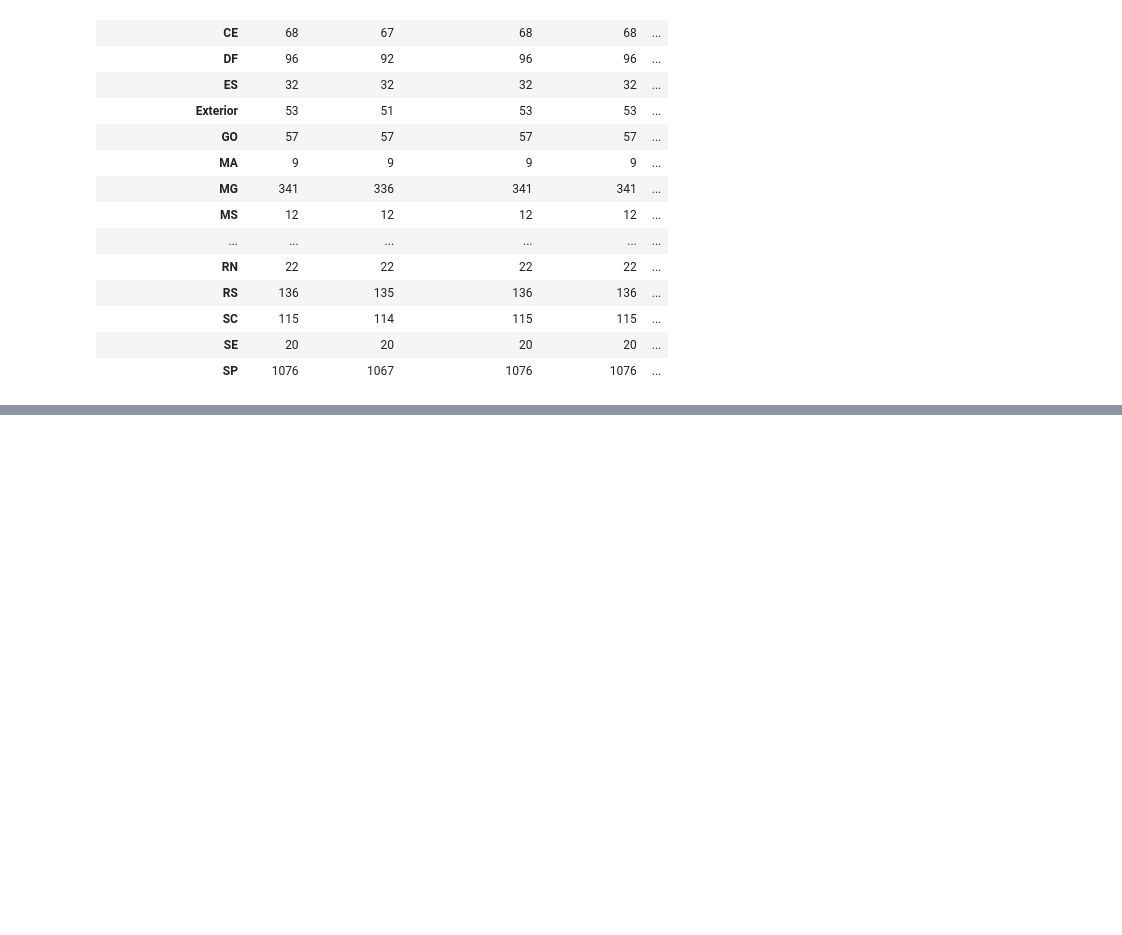
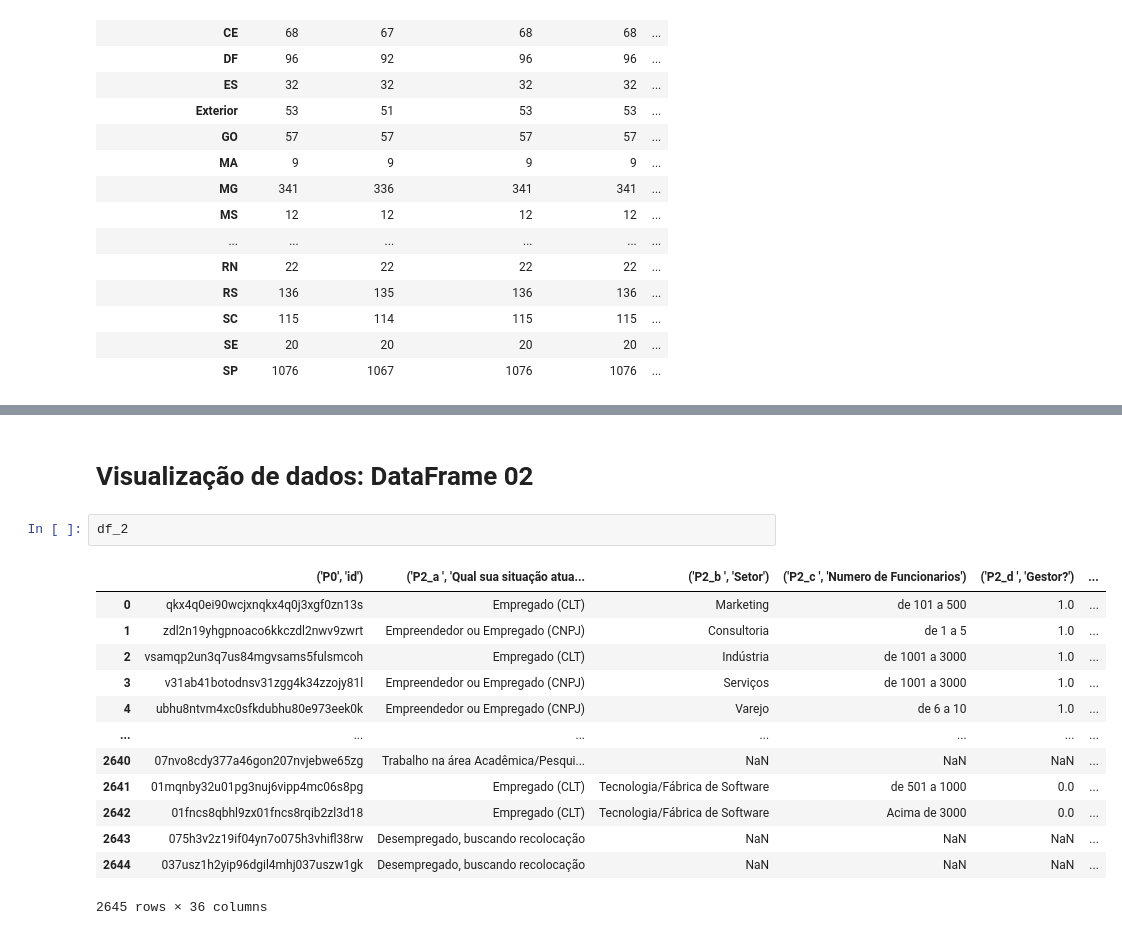
Before and after one commit to anyellequeiroz/State-of-Data-Brazil, a Jupyter notebook: State of data.ipynb, the cells around one changed output, grey strips where cells are left out. Cells and saved outputs as stored; diff of their text form; blank space fills up the shorter version.

```diff
--- a/State of data.ipynb
+++ b/State of data.ipynb
@@ -398,0 +402,18 @@ sns.set(font_scale = 2)
+# %% [markdown]
+# Visualização de dados: DataFrame 02
+# %%
+df_2
+# %% [output]
+|  | ('P0', 'id') | ('P2_a ', 'Qual sua situação atua... | ('P2_b ', 'Setor') | ('P2_c ', 'Numero de Funcionarios') | ('P2_d ', 'Gestor?') | ... |
+| 0 | qkx4q0ei90wcjxnqkx4q0j3xgf0zn13s | Empregado (CLT) | Marketing | de 101 a 500 | 1.0 | ... |
+| 1 | zdl2n19yhgpnoaco6kkczdl2nwv9zwrt | Empreendedor ou Empregado (CNPJ) | Consultoria | de 1 a 5 | 1.0 | ... |
+| 2 | vsamqp2un3q7us84mgvsams5fulsmcoh | Empregado (CLT) | Indústria | de 1001 a 3000 | 1.0 | ... |
+| 3 | v31ab41botodnsv31zgg4k34zzojy81l | Empreendedor ou Empregado (CNPJ) | Serviços | de 1001 a 3000 | 1.0 | ... |
+| 4 | ubhu8ntvm4xc0sfkdubhu80e973eek0k | Empreendedor ou Empregado (CNPJ) | Varejo | de 6 a 10 | 1.0 | ... |
+| ... | ... | ... | ... | ... | ... | ... |
+| 2640 | 07nvo8cdy377a46gon207nvjebwe65zg | Trabalho na área Acadêmica/Pesqui... | NaN | NaN | NaN | ... |
+| 2641 | 01mqnby32u01pg3nuj6vipp4mc06s8pg | Empregado (CLT) | Tecnologia/Fábrica de Software | de 501 a 1000 | 0.0 | ... |
+| 2642 | 01fncs8qbhl9zx01fncs8rqib2zl3d18 | Empregado (CLT) | Tecnologia/Fábrica de Software | Acima de 3000 | 0.0 | ... |
+| 2643 | 075h3v2z19if04yn7o075h3vhifl38rw | Desempregado, buscando recolocação | NaN | NaN | NaN | ... |
+| 2644 | 037usz1h2yip96dgil4mhj037uszw1gk | Desempregado, buscando recolocação | NaN | NaN | NaN | ... |
+2645 rows × 36 columns
```
Also changed, not shown: parts of 17 cells of this notebook.
